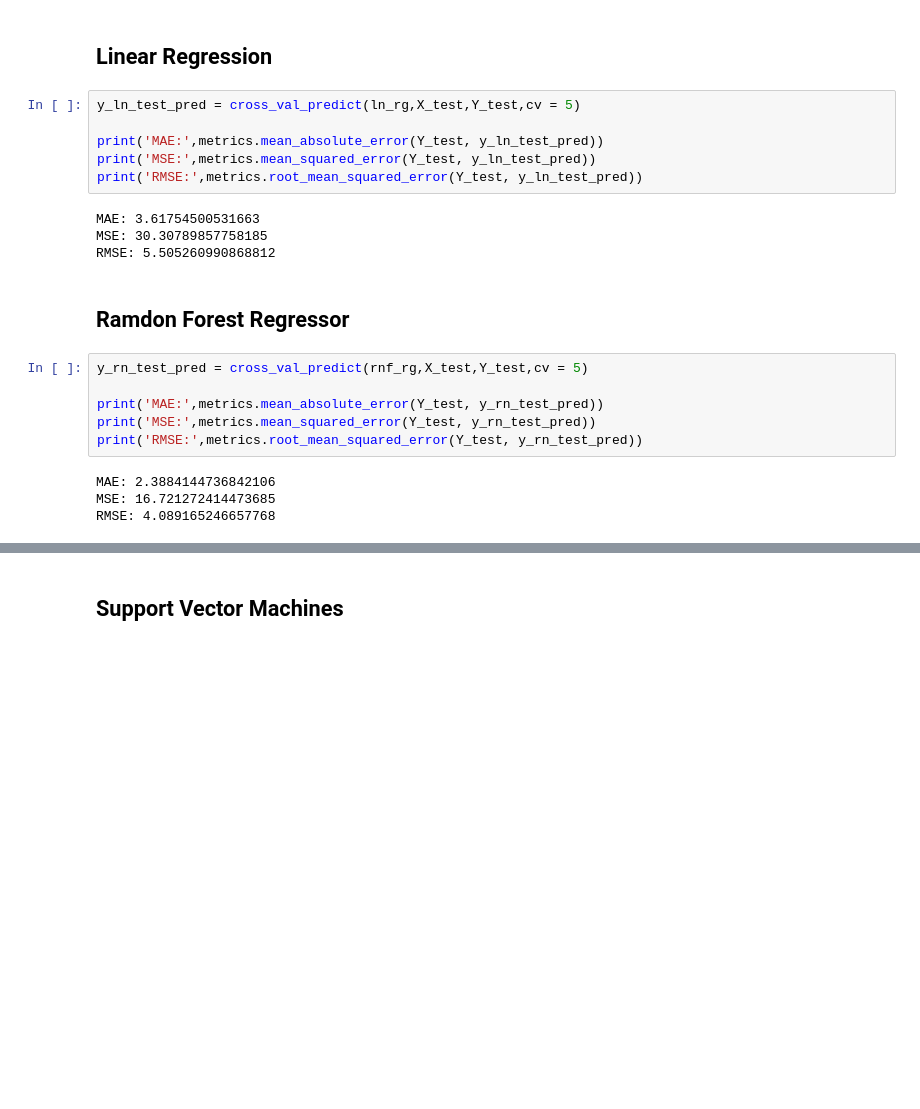
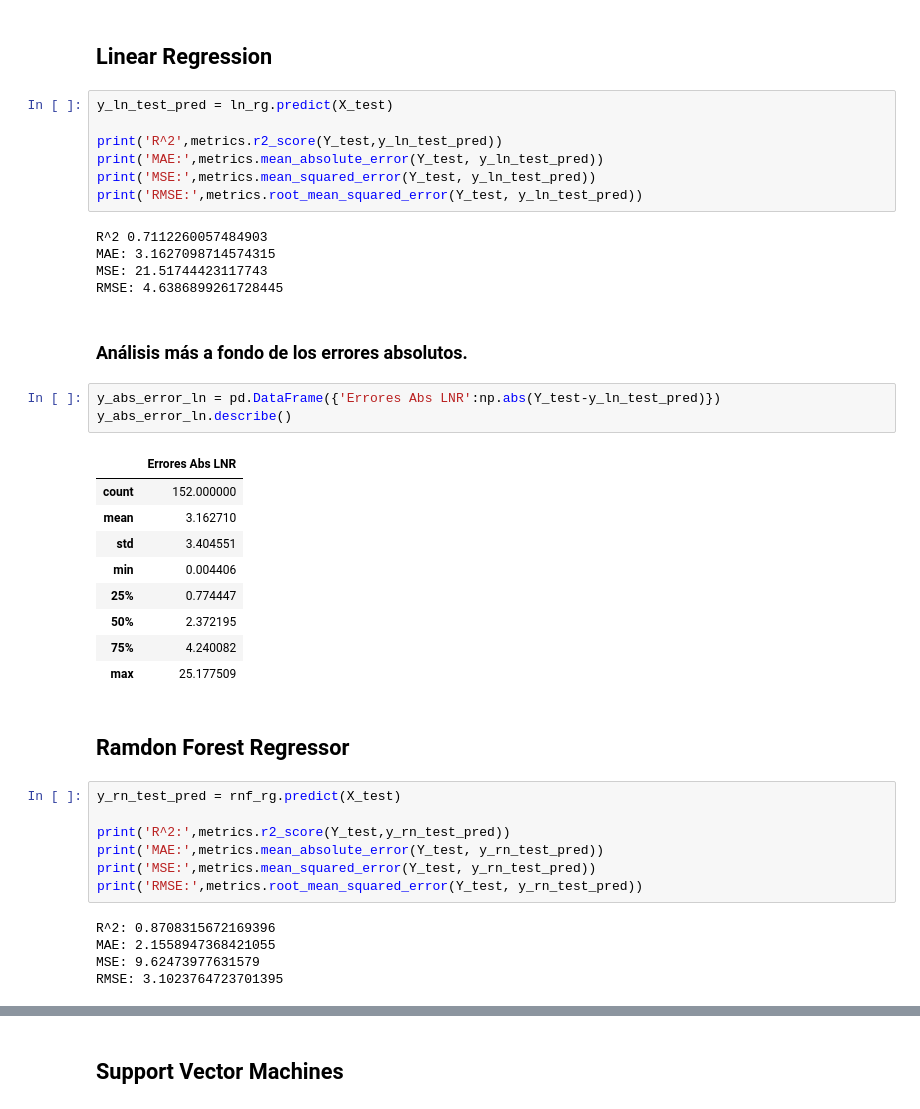
Before and after one commit to FguerraCarrazana/Pr-ctica-laboral-ML, a Jupyter notebook: housing.ipynb, the cells around one changed output, grey strips where cells are left out. Drawn from its saved outputs; the diff is of its cells as text; blank space fills up the shorter version.

```diff
--- a/housing.ipynb
+++ b/housing.ipynb
@@ -174,24 +180,43 @@ RMSE: 5.326173526069305
 # %% [markdown]
 ## Linear Regression
 # %%
-y_ln_test_pred = cross_val_predict(ln_rg,X_test,Y_test,cv = 5)
+y_ln_test_pred = ln_rg.predict(X_test)
 
+print('R^2',metrics.r2_score(Y_test,y_ln_test_pred))
 print('MAE:',metrics.mean_absolute_error(Y_test, y_ln_test_pred))
 print('MSE:',metrics.mean_squared_error(Y_test, y_ln_test_pred))
 print('RMSE:',metrics.root_mean_squared_error(Y_test, y_ln_test_pred))
 # %% [output]
-MAE: 3.61754500531663
-MSE: 30.30789857758185
-RMSE: 5.505260990868812
+R^2 0.7112260057484903
+MAE: 3.1627098714574315
+MSE: 21.51744423117743
+RMSE: 4.6386899261728445
+# %% [markdown]
+### Análisis más a fondo de los errores absolutos.
+# %%
+y_abs_error_ln = pd.DataFrame({'Errores Abs LNR':np.abs(Y_test-y_ln_test_pred)})
+y_abs_error_ln.describe()
+# %% [output]
+|  | Errores Abs LNR |
+| count | 152.000000 |
+| mean | 3.162710 |
+| std | 3.404551 |
+| min | 0.004406 |
+| 25% | 0.774447 |
+| 50% | 2.372195 |
+| 75% | 4.240082 |
+| max | 25.177509 |
 # %% [markdown]
 ## Ramdon Forest Regressor
 # %%
-y_rn_test_pred = cross_val_predict(rnf_rg,X_test,Y_test,cv = 5)
+y_rn_test_pred = rnf_rg.predict(X_test)
 
+print('R^2:',metrics.r2_score(Y_test,y_rn_test_pred))
 print('MAE:',metrics.mean_absolute_error(Y_test, y_rn_test_pred))
 print('MSE:',metrics.mean_squared_error(Y_test, y_rn_test_pred))
 print('RMSE:',metrics.root_mean_squared_error(Y_test, y_rn_test_pred))
 # %% [output]
-MAE: 2.3884144736842106
-MSE: 16.721272414473685
-RMSE: 4.089165246657768
+R^2: 0.8708315672169396
+MAE: 2.1558947368421055
+MSE: 9.62473977631579
+RMSE: 3.1023764723701395
```
Also changed, not shown: parts of 11 cells of this notebook, 2 other files.
